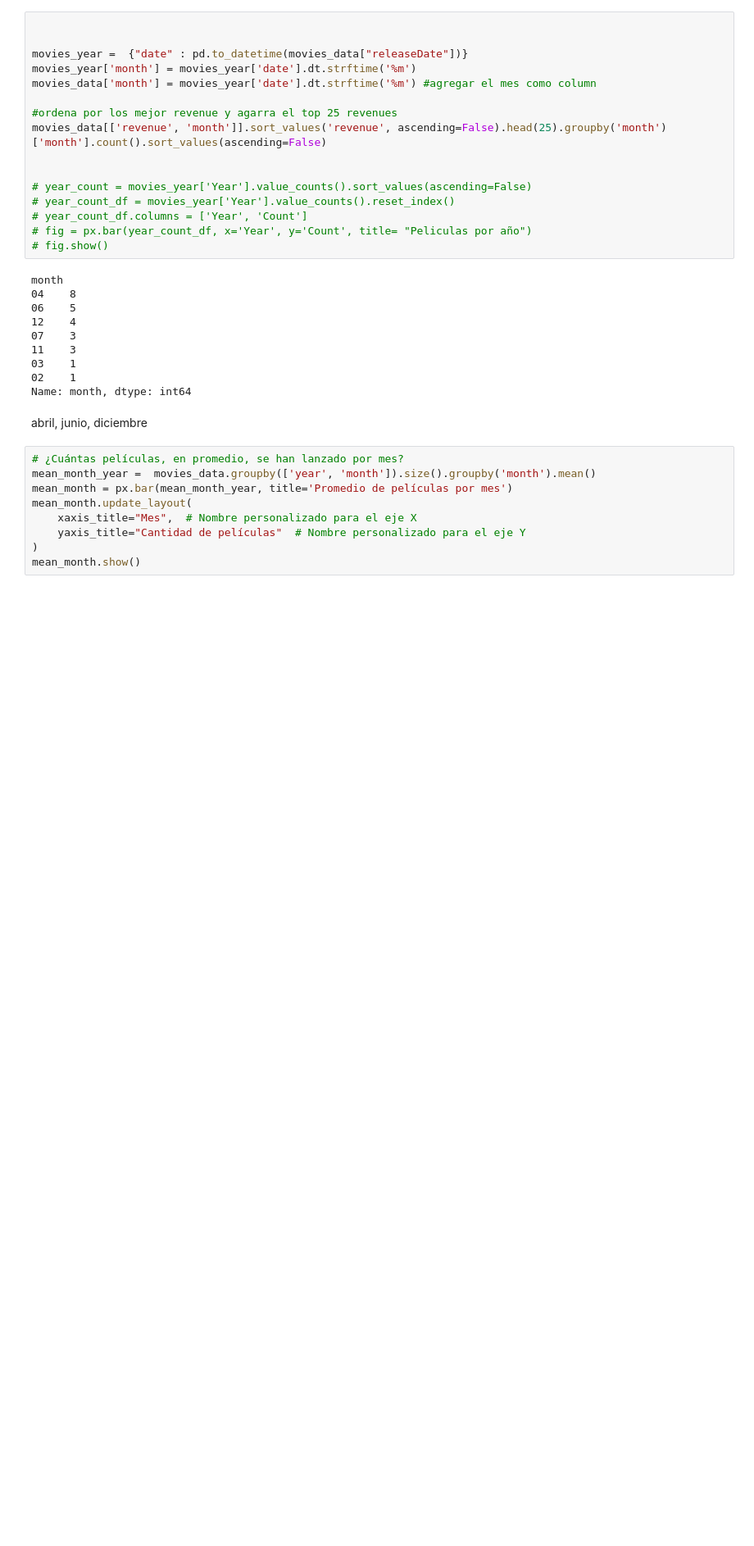
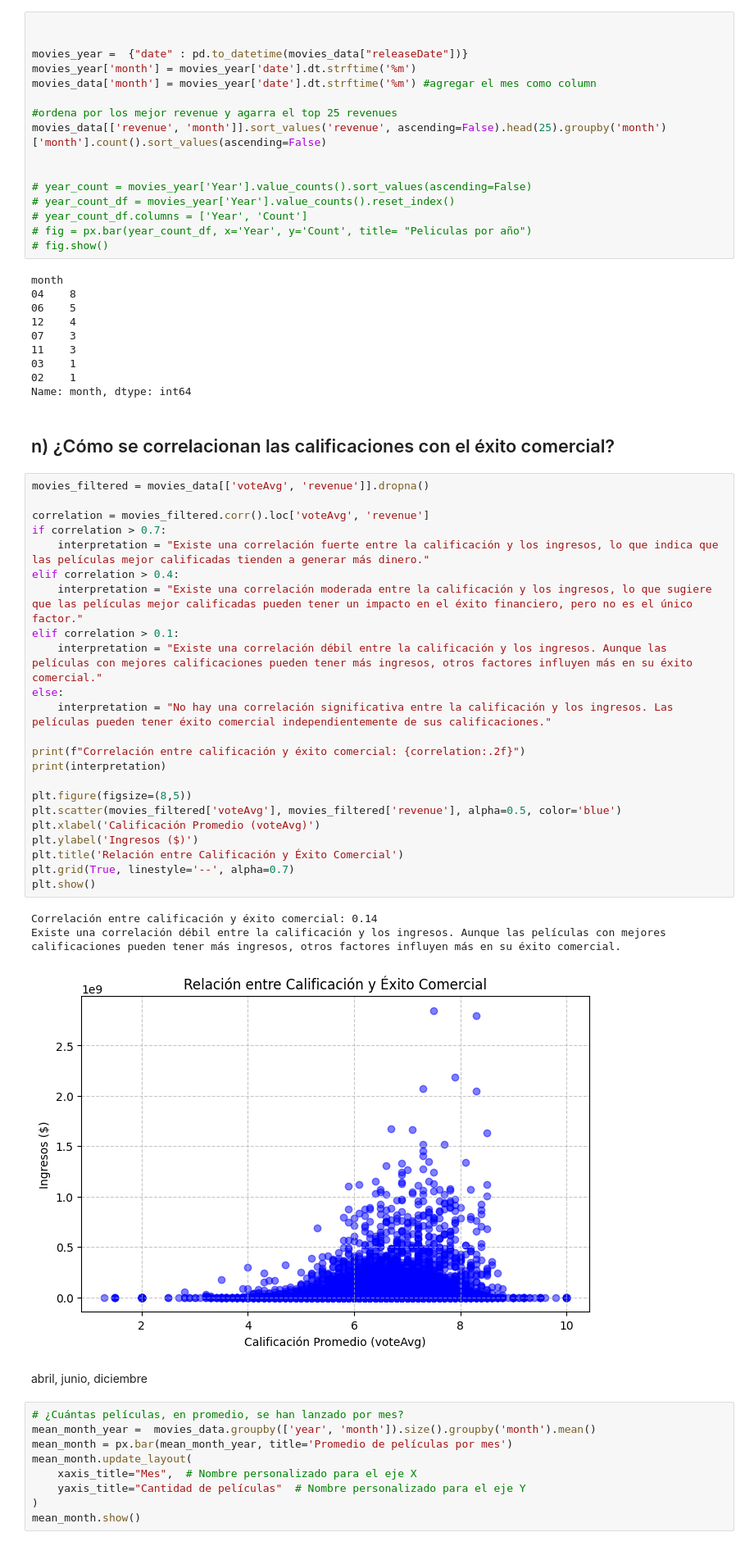
Before and after one commit to josuemj/CineVision-Studios, a Jupyter notebook: analisis_exploratorio.ipynb, the cells around one changed output. Shown at 82% size. Drawn from its saved outputs; the diff is of its cells as text; blank space fills up the shorter version.

```diff
--- a/analisis_exploratorio.ipynb
+++ b/analisis_exploratorio.ipynb
@@ -530,6 +535,35 @@ month
 03    1
 02    1
 Name: month, dtype: int64
+# %% [markdown]
+## n) ¿Cómo se correlacionan las calificaciones con el éxito comercial?
+# %%
+movies_filtered = movies_data[['voteAvg', 'revenue']].dropna()
+
+correlation = movies_filtered.corr().loc['voteAvg', 'revenue']
+if correlation > 0.7:
+    interpretation = "Existe una correlación fuerte entre la calificación y los ingresos, lo que indica que las películas mejor calificadas tienden a generar más dinero."
+elif correlation > 0.4:
+    interpretation = "Existe una correlación moderada entre la calificación y los ingresos, lo que sugiere que las películas mejor calificadas pueden tener un impacto en el éxito financiero, pero no es el único factor."
+elif correlation > 0.1:
+    interpretation = "Existe una correlación débil entre la calificación y los ingresos. Aunque las películas con mejores calificaciones pueden tener más ingresos, otros factores influyen más en su éxito comercial."
+else:
+    interpretation = "No hay una correlación significativa entre la calificación y los ingresos. Las películas pueden tener éxito comercial independientemente de sus calificaciones."
+
+print(f"Correlación entre calificación y éxito comercial: {correlation:.2f}")
+print(interpretation)
+
+plt.figure(figsize=(8,5))
+plt.scatter(movies_filtered['voteAvg'], movies_filtered['revenue'], alpha=0.5, color='blue')
+plt.xlabel('Calificación Promedio (voteAvg)')
+plt.ylabel('Ingresos ($)')
+plt.title('Relación entre Calificación y Éxito Comercial')
+plt.grid(True, linestyle='--', alpha=0.7)
+plt.show()
+# %% [output]
+Correlación entre calificación y éxito comercial: 0.14
+Existe una correlación débil entre la calificación y los ingresos. Aunque las películas con mejores calificaciones pueden tener más ingresos, otros factores influyen más en su éxito comercial.
+[figure, added]
 # %% [markdown]
 abril, junio, diciembre
 # %%
```
Also changed, not shown: parts of 1 cell of this notebook.
